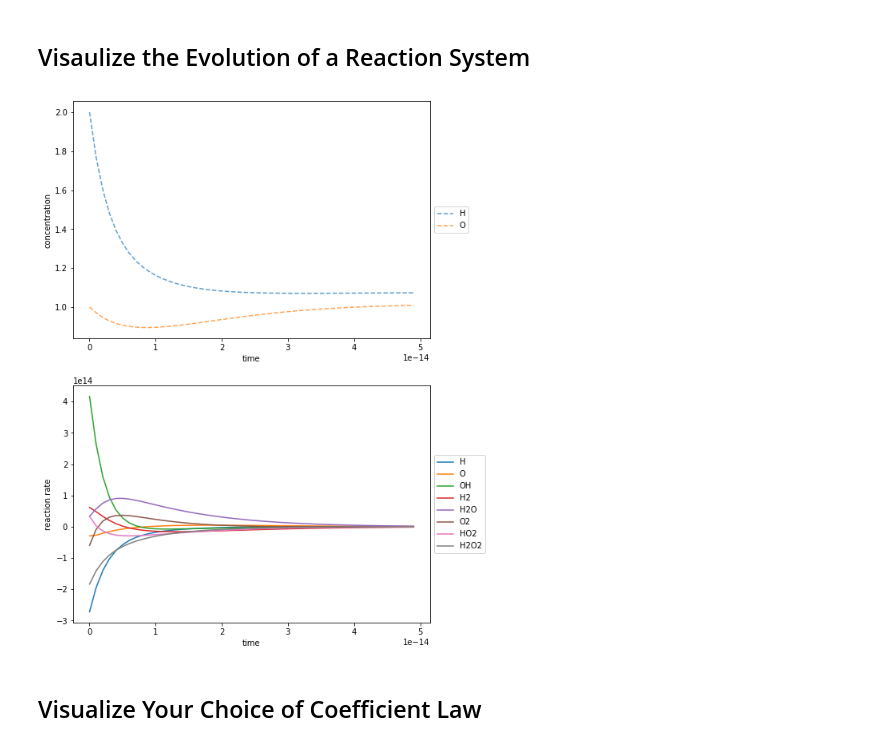
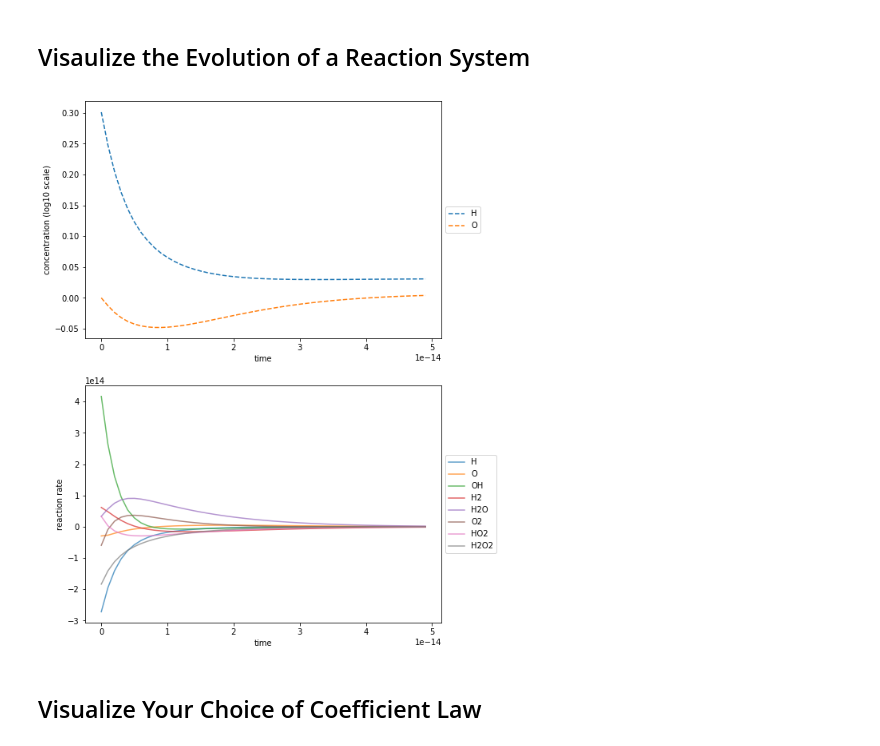
Before and after one commit to cs207group9/cs207-FinalProject, a Jupyter notebook: chemkin_demo_yiqi.ipynb, the cells around one changed output. Cells and saved outputs as stored; diff of their text form; code cells hidden in the pictures.

```diff
--- a/chemkin_demo_yiqi.ipynb
+++ b/chemkin_demo_yiqi.ipynb
@@ -3,10 +3,10 @@
 # %%
 import os
 import chemkin_CS207_G9
-from chemkin_CS207_G9.chemkin.parser.xml2dict import xml2dict
-from chemkin_CS207_G9.chemkin.parser.database_query import CoeffQuery
+from chemkin_CS207_G9.parser.xml2dict import xml2dict
+from chemkin_CS207_G9.parser.database_query import CoeffQuery
 
-BASE_DIR = os.path.dirname(os.path.abspath(chemkin_CS207_G9.chemkin.__file__))
+BASE_DIR = os.path.dirname(os.path.abspath(chemkin_CS207_G9.__file__))
 path_xml = os.path.join(BASE_DIR, 'data/rxns_reversible.xml')
 path_sql = os.path.join(BASE_DIR, 'data/nasa_thermo_all.sqlite')
 
@@ -141,18 +141,20 @@ reac_sys.set_concs(concentrations)
 # %%
 import numpy as np
 import matplotlib.pyplot as plt
-from chemkin_CS207_G9.chemkin.plotting.NonNetworkPlot import plot_concentration
-from chemkin_CS207_G9.chemkin.plotting.NonNetworkPlot import plot_reaction_rate
+from chemkin_CS207_G9.plotting.NonNetworkPlot import plot_concentration
+from chemkin_CS207_G9.plotting.NonNetworkPlot import plot_reaction_rate
 
-time_grid = np.arange(0,5e-14,1e-15)
-
+time_grid = np.arange(0, 5e-14, 1e-15)
 fig, axes = plt.subplots(2, 1, figsize=(8,12))
-plot_concentration(reac_sys, time_grid, species=['H','O'],
-                   ax=axes[0], linestyle='dashed', alpha=0.7)
-plot_reaction_rate(reac_sys, time_grid, ax=axes[1])
+plot_concentration(
+    reac_sys, time_grid, ax=axes[0], linestyle='dashed',
+    species=['H','O'], logscale=True)
+plot_reaction_rate(
+    reac_sys, time_grid, ax=axes[1], alpha=0.7)
 plt.show()
+# fig.savefig('conc_rate_evo.png')
 # %% [output]
-[figure, old version]
+[figure, new version]
 # %% [markdown]
 ## Visualize Your Choice of Coefficient Law
 # %%
```
Also changed, not shown: parts of 3 cells of this notebook.
